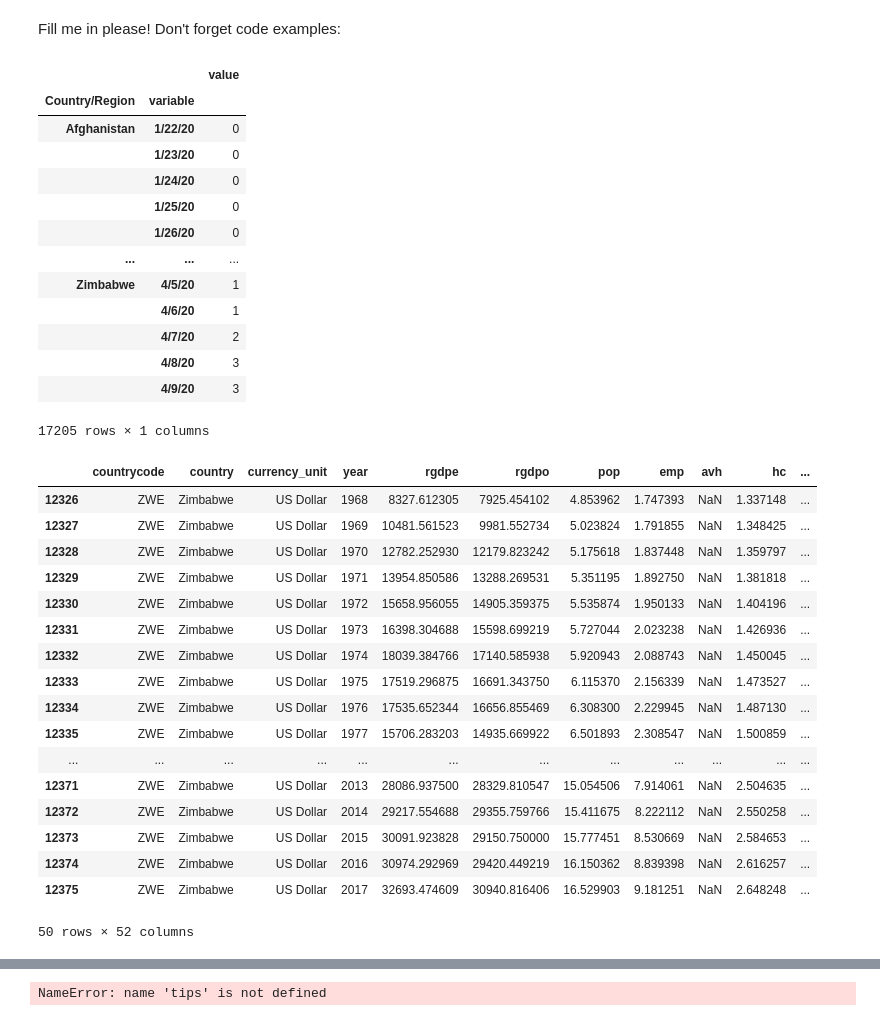
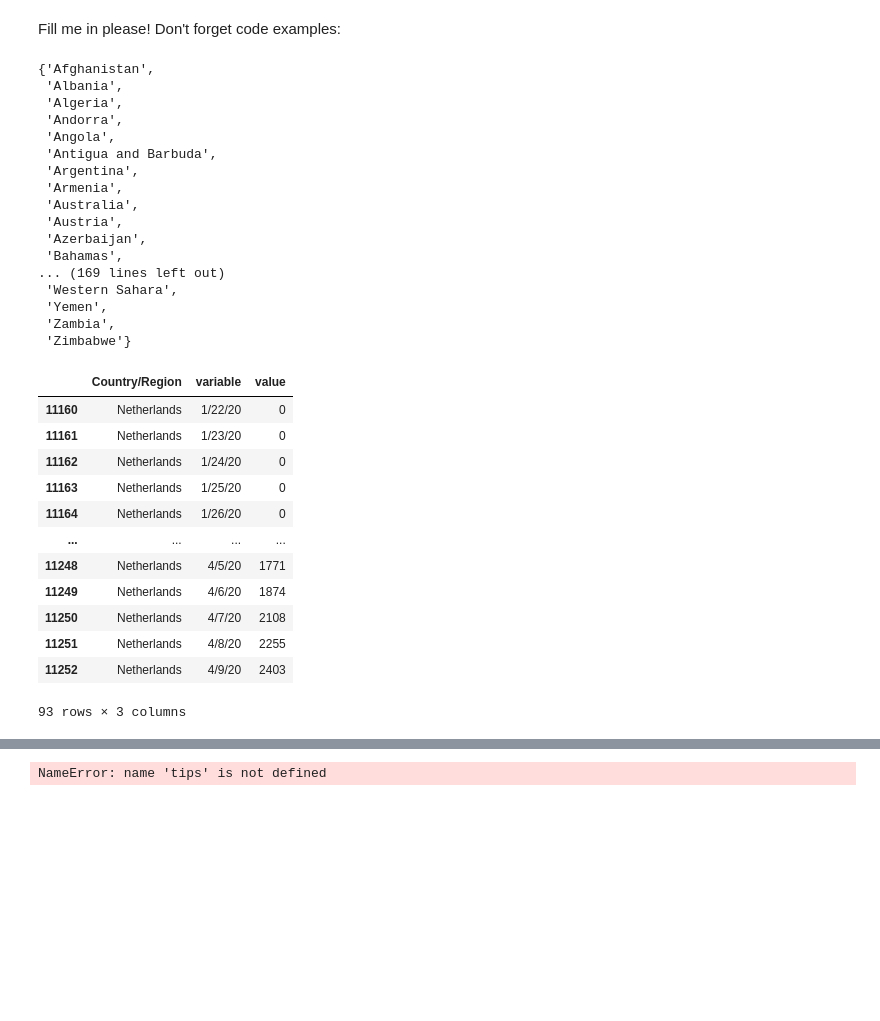
Before and after one commit to takotab/turbolamp, a Jupyter notebook: nbs/index.ipynb, the cells around one changed output, grey strips where cells are left out. Cells and saved outputs as stored; diff of their text form; code cells hidden in the pictures; blank space fills up the shorter version.

```diff
--- a/nbs/index.ipynb
+++ b/nbs/index.ipynb
@@ -26,41 +26,43 @@ data = pd.read_csv("https://raw.githubusercontent.com/CSSEGISandData/COVID-19/ma
 data = data.drop(columns=["Lat", "Long"])
 data = data.melt(id_vars= ["Province/State", "Country/Region"])
 data = pd.DataFrame(data.groupby(['Country/Region', "variable"]).sum())
-data
+data = data.reset_index()
+set(data['Country/Region'])
 # %% [output]
-|  |  | value |
-| Country/Region | variable |  |
-| Afghanistan | 1/22/20 | 0 |
-|  | 1/23/20 | 0 |
-|  | 1/24/20 | 0 |
-|  | 1/25/20 | 0 |
-|  | 1/26/20 | 0 |
-| ... | ... | ... |
-| Zimbabwe | 4/5/20 | 1 |
-|  | 4/6/20 | 1 |
-|  | 4/7/20 | 2 |
-|  | 4/8/20 | 3 |
-|  | 4/9/20 | 3 |
-17205 rows × 1 columns
+{'Afghanistan',
+ 'Albania',
+ 'Algeria',
+ 'Andorra',
+ 'Angola',
+ 'Antigua and Barbuda',
+ 'Argentina',
+ 'Armenia',
+ 'Australia',
+ 'Austria',
+ 'Azerbaijan',
+ 'Bahamas',
+... (169 lines left out)
+ 'Western Sahara',
+ 'Yemen',
+ 'Zambia',
+ 'Zimbabwe'}
 # %%
 data_pwt = pd.read_stata("https://www.rug.nl/ggdc/docs/pwt91.dta")
-data_pwt.tail(50)
+# data_pwt.tail(50)
-# %% [output]
-|  | countrycode | country | currency_unit | year | rgdpe | rgdpo | pop | emp | avh | hc | ... |
-| 12326 | ZWE | Zimbabwe | US Dollar | 1968 | 8327.612305 | 7925.454102 | 4.853962 | 1.747393 | NaN | 1.337148 | ... |
-| 12327 | ZWE | Zimbabwe | US Dollar | 1969 | 10481.561523 | 9981.552734 | 5.023824 | 1.791855 | NaN | 1.348425 | ... |
-| 12328 | ZWE | Zimbabwe | US Dollar | 1970 | 12782.252930 | 12179.823242 | 5.175618 | 1.837448 | NaN | 1.359797 | ... |
-| 12329 | ZWE | Zimbabwe | US Dollar | 1971 | 13954.850586 | 13288.269531 | 5.351195 | 1.892750 | NaN | 1.381818 | ... |
-| 12330 | ZWE | Zimbabwe | US Dollar | 1972 | 15658.956055 | 14905.359375 | 5.535874 | 1.950133 | NaN | 1.404196 | ... |
-| 12331 | ZWE | Zimbabwe | US Dollar | 1973 | 16398.304688 | 15598.699219 | 5.727044 | 2.023238 | NaN | 1.426936 | ... |
-| 12332 | ZWE | Zimbabwe | US Dollar | 1974 | 18039.384766 | 17140.585938 | 5.920943 | 2.088743 | NaN | 1.450045 | ... |
-| 12333 | ZWE | Zimbabwe | US Dollar | 1975 | 17519.296875 | 16691.343750 | 6.115370 | 2.156339 | NaN | 1.473527 | ... |
-| 12334 | ZWE | Zimbabwe | US Dollar | 1976 | 17535.652344 | 16656.855469 | 6.308300 | 2.229945 | NaN | 1.487130 | ... |
-| 12335 | ZWE | Zimbabwe | US Dollar | 1977 | 15706.283203 | 14935.669922 | 6.501893 | 2.308547 | NaN | 1.500859 | ... |
-| ... | ... | ... | ... | ... | ... | ... | ... | ... | ... | ... | ... |
-| 12371 | ZWE | Zimbabwe | US Dollar | 2013 | 28086.937500 | 28329.810547 | 15.054506 | 7.914061 | NaN | 2.504635 | ... |
-| 12372 | ZWE | Zimbabwe | US Dollar | 2014 | 29217.554688 | 29355.759766 | 15.411675 | 8.222112 | NaN | 2.550258 | ... |
-| 12373 | ZWE | Zimbabwe | US Dollar | 2015 | 30091.923828 | 29150.750000 | 15.777451 | 8.530669 | NaN | 2.584653 | ... |
-| 12374 | ZWE | Zimbabwe | US Dollar | 2016 | 30974.292969 | 29420.449219 | 16.150362 | 8.839398 | NaN | 2.616257 | ... |
-| 12375 | ZWE | Zimbabwe | US Dollar | 2017 | 32693.474609 | 30940.816406 | 16.529903 | 9.181251 | NaN | 2.648248 | ... |
-50 rows × 52 columns
+# %%
+data_nl = data[data['Country/Region'] == "Netherlands"]
+data_nl
+# %% [output]
+|  | Country/Region | variable | value |
+| 11160 | Netherlands | 1/22/20 | 0 |
+| 11161 | Netherlands | 1/23/20 | 0 |
+| 11162 | Netherlands | 1/24/20 | 0 |
+| 11163 | Netherlands | 1/25/20 | 0 |
+| 11164 | Netherlands | 1/26/20 | 0 |
+| ... | ... | ... | ... |
+| 11248 | Netherlands | 4/5/20 | 1771 |
+| 11249 | Netherlands | 4/6/20 | 1874 |
+| 11250 | Netherlands | 4/7/20 | 2108 |
+| 11251 | Netherlands | 4/8/20 | 2255 |
+| 11252 | Netherlands | 4/9/20 | 2403 |
+93 rows × 3 columns
```
Also changed, not shown: parts of 3 cells of this notebook.
